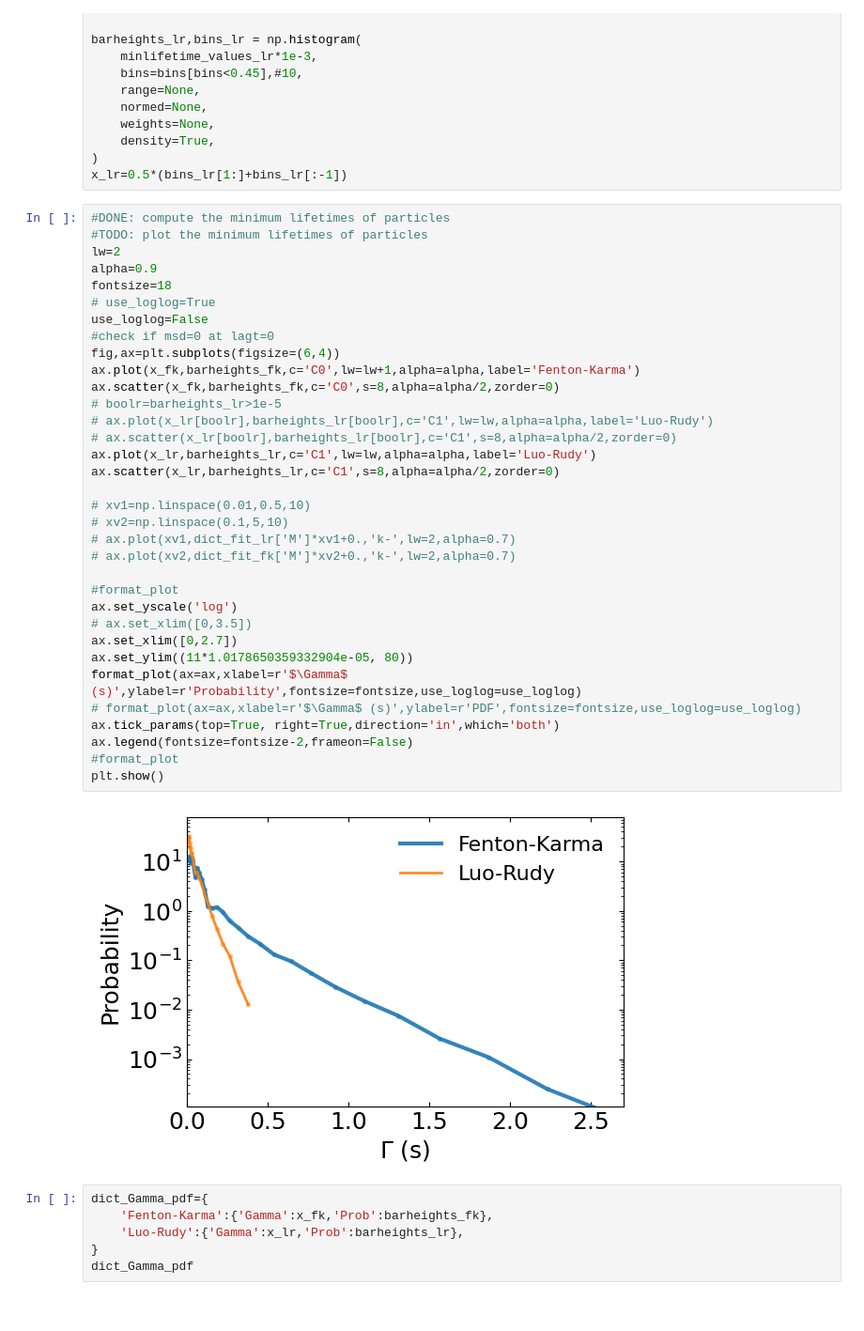
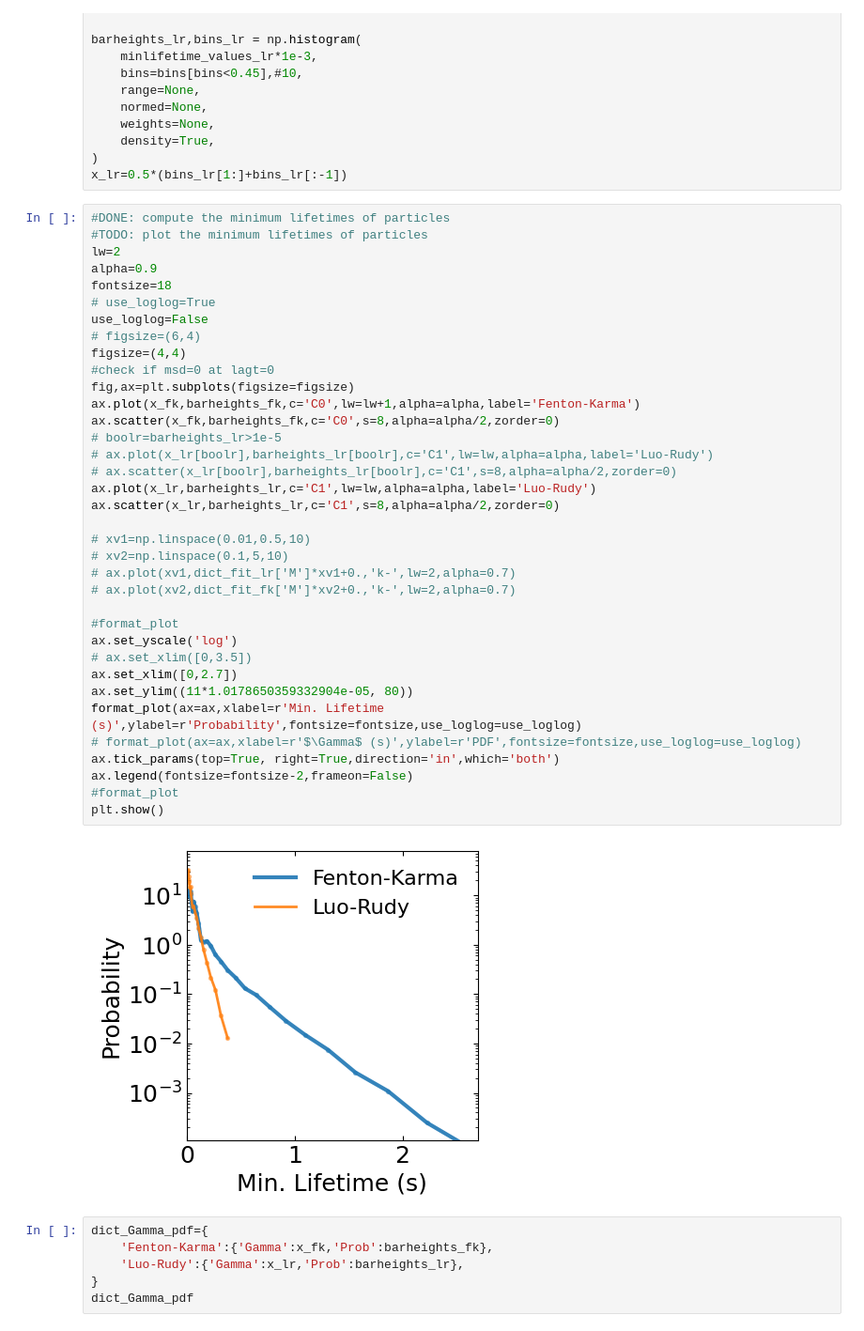
Before and after one commit to timtyree/bgmc, a Jupyter notebook: python/Generation of figure 4.ipynb, the cells around one changed output. Shown at 94% size. Cells and saved outputs as stored; diff of their text form.

Commit message:
dev figure generation for the Letter

```diff
--- a/python/Generation of figure 4.ipynb
+++ b/python/Generation of figure 4.ipynb
@@ -351,36 +353,38 @@ x_lr=0.5*(bins_lr[1:]+bins_lr[:-1])
 lw=2
 alpha=0.9
 fontsize=18
 # use_loglog=True
 use_loglog=False
+# figsize=(6,4)
+figsize=(4,4)
 #check if msd=0 at lagt=0
-fig,ax=plt.subplots(figsize=(6,4))
+fig,ax=plt.subplots(figsize=figsize)
 ax.plot(x_fk,barheights_fk,c='C0',lw=lw+1,alpha=alpha,label='Fenton-Karma')
 ax.scatter(x_fk,barheights_fk,c='C0',s=8,alpha=alpha/2,zorder=0)
 # boolr=barheights_lr>1e-5
 # ax.plot(x_lr[boolr],barheights_lr[boolr],c='C1',lw=lw,alpha=alpha,label='Luo-Rudy')
 # ax.scatter(x_lr[boolr],barheights_lr[boolr],c='C1',s=8,alpha=alpha/2,zorder=0)
 ax.plot(x_lr,barheights_lr,c='C1',lw=lw,alpha=alpha,label='Luo-Rudy')
 ax.scatter(x_lr,barheights_lr,c='C1',s=8,alpha=alpha/2,zorder=0)
 
 # xv1=np.linspace(0.01,0.5,10)
 # xv2=np.linspace(0.1,5,10)
 # ax.plot(xv1,dict_fit_lr['M']*xv1+0.,'k-',lw=2,alpha=0.7)
 # ax.plot(xv2,dict_fit_fk['M']*xv2+0.,'k-',lw=2,alpha=0.7)
 
 #format_plot
 ax.set_yscale('log')
 # ax.set_xlim([0,3.5])
 ax.set_xlim([0,2.7])
 ax.set_ylim((11*1.0178650359332904e-05, 80))
-format_plot(ax=ax,xlabel=r'$\Gamma$ (s)',ylabel=r'Probability',fontsize=fontsize,use_loglog=use_loglog)
+format_plot(ax=ax,xlabel=r'Min. Lifetime (s)',ylabel=r'Probability',fontsize=fontsize,use_loglog=use_loglog)
 # format_plot(ax=ax,xlabel=r'$\Gamma$ (s)',ylabel=r'PDF',fontsize=fontsize,use_loglog=use_loglog)
 ax.tick_params(top=True, right=True,direction='in',which='both')
 ax.legend(fontsize=fontsize-2,frameon=False)
 #format_plot
 plt.show()
 # %% [output]
-[figure, old version]
+[figure, new version]
 # %%
 dict_Gamma_pdf={
     'Fenton-Karma':{'Gamma':x_fk,'Prob':barheights_fk},
```
Also changed, not shown: parts of 26 cells of this notebook, 2 other files.
